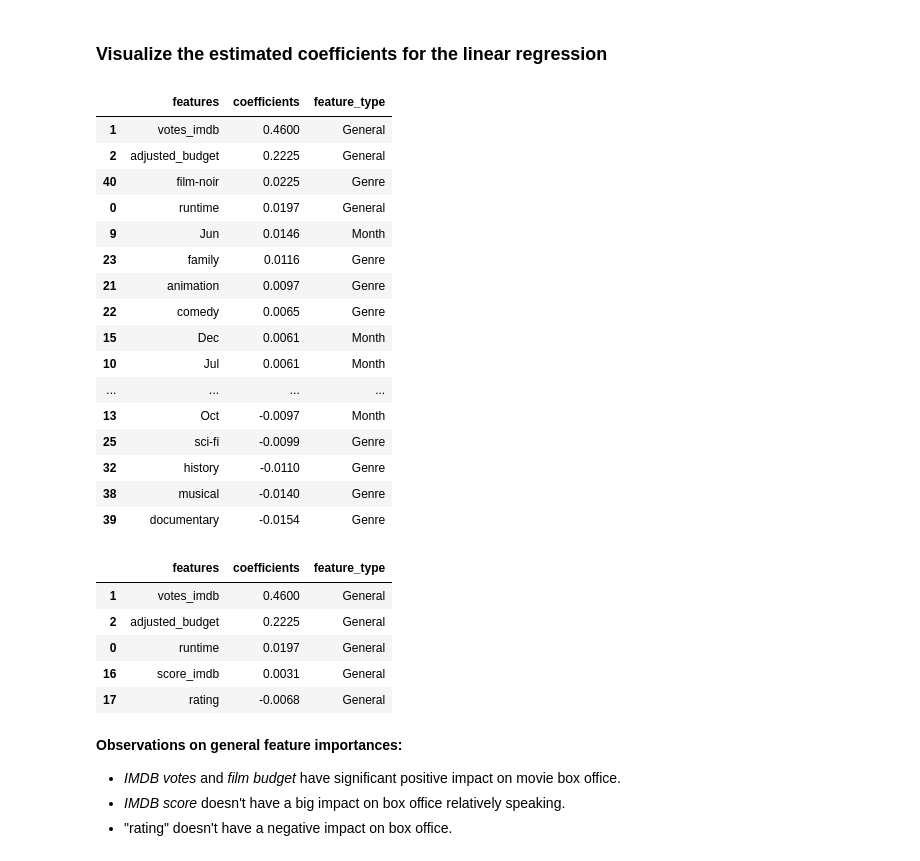
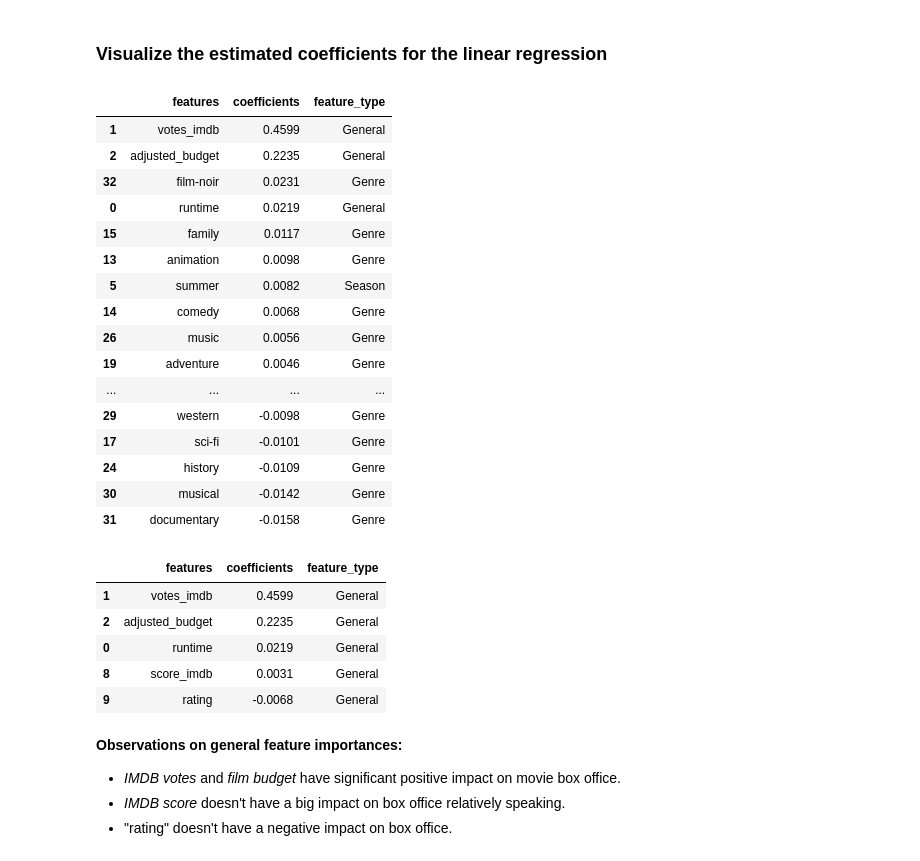
Before and after one commit to ztcnrh/NLP-Movie-Rating-Predictor, a Jupyter notebook: notebooks/model_boxoffice_linear_regression/model_boxoffice_linear_regression.ipynb, the cells around one changed output. Drawn from its saved outputs; the diff is of its cells as text; code cells hidden in the pictures.

```diff
--- a/notebooks/model_boxoffice_linear_regression/model_boxoffice_linear_regression.ipynb
+++ b/notebooks/model_boxoffice_linear_regression/model_boxoffice_linear_regression.ipynb
@@ -102,9 +104,14 @@ merged_df_months.head(2)
 | 0 | Doctor Strange | Marvel Studios | Scott Derrickson | 115 | 2016-11-04 | 2016 | 11 | USA | USA | ... |
 | 1 | Sleight | Diablo Entertainment (II) | J.D. Dillard | 89 | 2017-04-28 | 2016 | 4 | USA | USA | ... |
 # %%
-# Remove extra month column
-merged_df_months.drop(columns=['month_delete'], inplace=True)
-merged_df_months.head(2)
+# Remove all month columns but also keep the seasons
+merged_df_seasons = merged_df_months.drop(columns=['month_delete'])
+merged_df_seasons = merged_df_seasons.drop(columns=[
+    'Jan', 'Feb', 'Mar', 'Apr',
+    'May', 'Jun', 'Jul', 'Aug',
+    'Sep', 'Oct', 'Nov', 'Dec'
+])
+merged_df_seasons.head(2)
 # %% [output]
 |  | name | production | director | runtime | released | year | month | country_kaggle | country_omdb | ... |
 | 0 | Doctor Strange | Marvel Studios | Scott Derrickson | 115 | 2016-11-04 | 2016 | 11 | USA | USA | ... |
@@ -141,7 +148,7 @@ Index(['name', 'action', 'adventure', 'fantasy', 'sci-fi', 'crime', 'drama',
       dtype='object')
 # %%
 # Merge
-merged_df_genres = pd.merge(merged_df_months, df_genres, on="name", how="inner")
+merged_df_genres = pd.merge(merged_df_seasons, df_genres, on="name", how="inner")
 merged_df_genres.head(2)
 # %% [output]
 |  | name | production | director | runtime | released | year | month | country_kaggle | country_omdb | ... |
@@ -329,9 +335,7 @@ Index(['runtime', 'year', 'score_imdb', 'votes_imdb', 'rating',
 # Rearrage column orders
 rearranged_df = new_df[['runtime', 'votes_imdb', 'adjusted_budget', # X to be scaled
                         'year',
-                        'Jan', 'Feb', 'Mar', 'Apr', # All the months
-                        'May', 'Jun', 'Jul', 'Aug',
-                        'Sep', 'Oct', 'Nov', 'Dec',
+                        'spring', 'summer', 'fall', 'winter', # All the seasons
                         'score_imdb', 'rating', # X not to be scaled
                         'crime', 'drama', 'romance', 'animation', 'comedy', # All the genres
                         'family', 'mystery', 'sci-fi', 'thriller', 'adventure',
@@ -495,46 +501,45 @@ coef_df = pd.DataFrame(data, columns=['features', 'coefficients'])
 # %%
 all_genres = genres_list[3:]
 
 general = ['votes_imdb', 'score_imdb',
           'runtime', 'adjusted_budget', 'rating']
 year = ['year']
-months = ['Jan', 'Feb', 'Mar', 'Apr', 'May', 'Jun',
-          'Jul', 'Aug', 'Sep', 'Oct', 'Nov', 'Dec']
+seasons = ['spring', 'summer', 'fall', 'winter']
 
 coef_df['feature_type'] = ''
 
 for index, row in coef_df.iterrows():
     if coef_df.loc[index, 'features'] in all_genres:
         coef_df.loc[index, 'feature_type'] = 'Genre'
     elif coef_df.loc[index, 'features'] in general:
         coef_df.loc[index, 'feature_type'] = 'General'
     elif coef_df.loc[index, 'features'] in year:
         coef_df.loc[index, 'feature_type'] = 'Year'
-    elif coef_df.loc[index, 'features'] in months:
-        coef_df.loc[index, 'feature_type'] = 'Month'
+    elif coef_df.loc[index, 'features'] in seasons:
+        coef_df.loc[index, 'feature_type'] = 'Season'
 
 coef_df = coef_df.sort_values(by='feature_type', ascending=False)
 coef_df = coef_df.sort_values(by='coefficients', ascending=False)
 
 coef_df
 # %% [output]
 |  | features | coefficients | feature_type |
-| 1 | votes_imdb | 0.4600 | General |
-| 2 | adjusted_budget | 0.2225 | General |
-| 40 | film-noir | 0.0225 | Genre |
-| 0 | runtime | 0.0197 | General |
-| 9 | Jun | 0.0146 | Month |
-| 23 | family | 0.0116 | Genre |
-| 21 | animation | 0.0097 | Genre |
-| 22 | comedy | 0.0065 | Genre |
-| 15 | Dec | 0.0061 | Month |
-| 10 | Jul | 0.0061 | Month |
+| 1 | votes_imdb | 0.4599 | General |
+| 2 | adjusted_budget | 0.2235 | General |
+| 32 | film-noir | 0.0231 | Genre |
+| 0 | runtime | 0.0219 | General |
+| 15 | family | 0.0117 | Genre |
+| 13 | animation | 0.0098 | Genre |
+| 5 | summer | 0.0082 | Season |
+| 14 | comedy | 0.0068 | Genre |
+| 26 | music | 0.0056 | Genre |
+| 19 | adventure | 0.0046 | Genre |
 | ... | ... | ... | ... |
-| 13 | Oct | -0.0097 | Month |
-| 25 | sci-fi | -0.0099 | Genre |
-| 32 | history | -0.0110 | Genre |
-| 38 | musical | -0.0140 | Genre |
-| 39 | documentary | -0.0154 | Genre |
+| 29 | western | -0.0098 | Genre |
+| 17 | sci-fi | -0.0101 | Genre |
+| 24 | history | -0.0109 | Genre |
+| 30 | musical | -0.0142 | Genre |
+| 31 | documentary | -0.0158 | Genre |
 # %%
 # Divide coef df...
 coef_general = coef_df.loc[coef_df['feature_type'] == 'General']
@@ -550,11 +555,11 @@ coef_time = pd.concat([coef_year, coef_month], ignore_index=True)
 coef_general
 # %% [output]
 |  | features | coefficients | feature_type |
-| 1 | votes_imdb | 0.4600 | General |
-| 2 | adjusted_budget | 0.2225 | General |
-| 0 | runtime | 0.0197 | General |
-| 16 | score_imdb | 0.0031 | General |
-| 17 | rating | -0.0068 | General |
+| 1 | votes_imdb | 0.4599 | General |
+| 2 | adjusted_budget | 0.2235 | General |
+| 0 | runtime | 0.0219 | General |
+| 8 | score_imdb | 0.0031 | General |
+| 9 | rating | -0.0068 | General |
 # %% [markdown]
 **Observations on general feature importances:**
 * *IMDB votes* and *film budget* have significant positive impact on movie box office.
```
Also changed, not shown: parts of 16 cells of this notebook, 9 other files.
